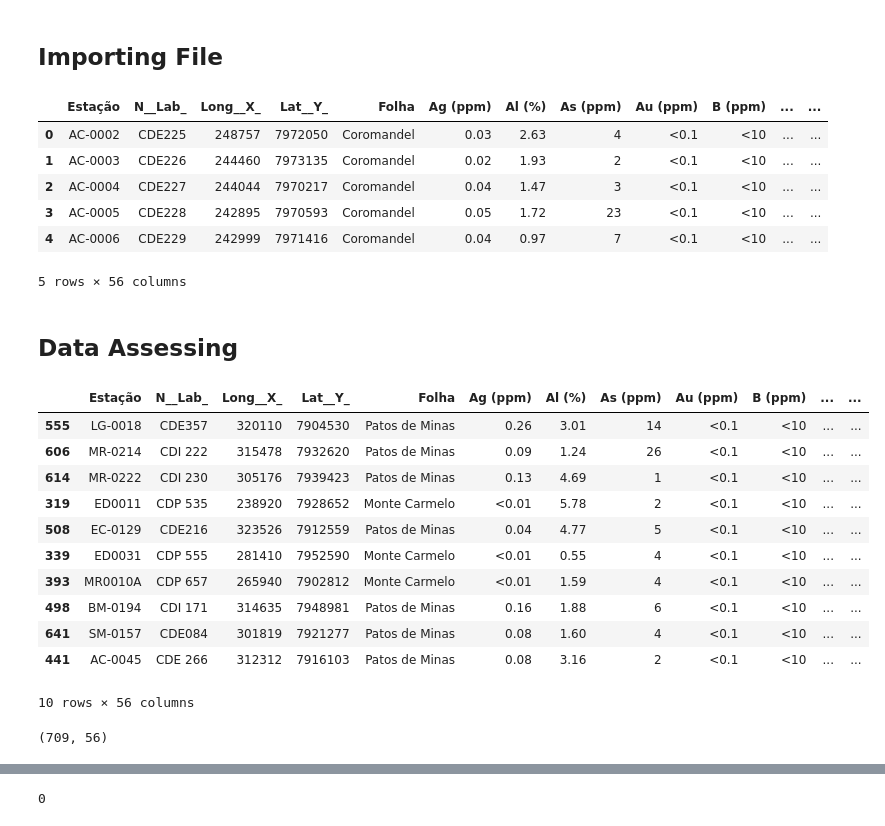
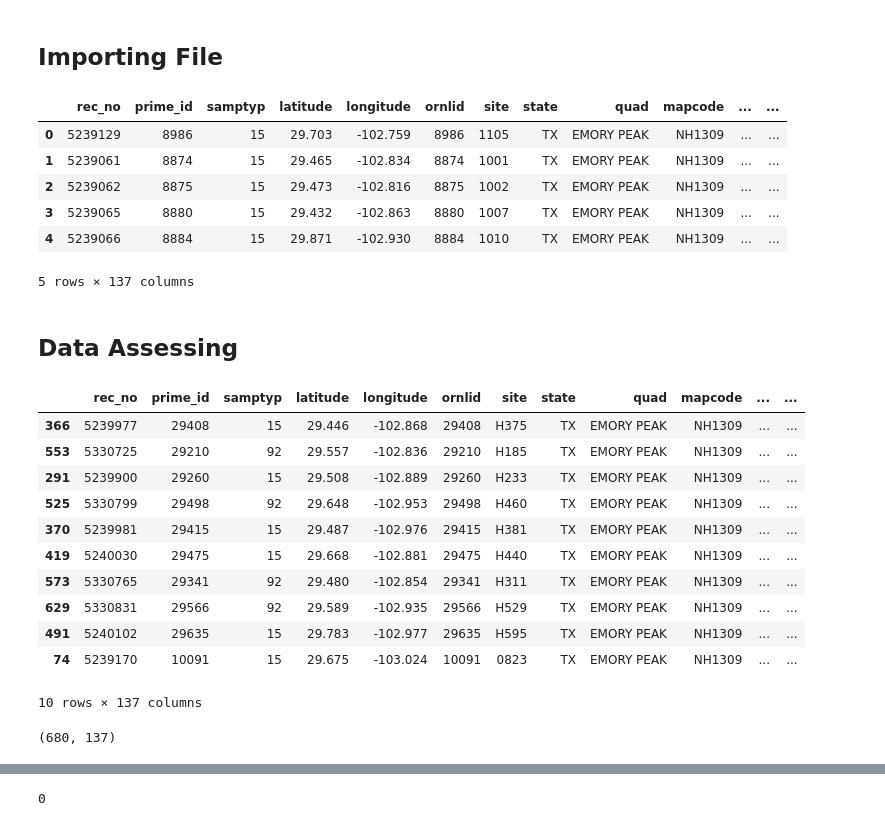
Before and after one commit to ShaleBale/StreamSediments, a Jupyter notebook: 1.1 - Data Assessing and Data Cleaning.ipynb, the cells around one changed output, grey strips where cells are left out. Saved outputs shown, nothing was run; the diff lists cells and outputs as text; code cells hidden in the pictures.

Commit message:
reformatting for NURE data

```diff
--- a/1.1 - Data Assessing and Data Cleaning.ipynb
+++ b/1.1 - Data Assessing and Data Cleaning.ipynb
@@ -48,35 +51,35 @@ import matplotlib.pyplot as plt
 # %%
-df = pd.read_csv('/pontos.csv', sep =';')
-pontos = df.copy()
-pontos.head()
+df = pd.read_csv('/content/NURE_15.csv', sep =',')
+NURE_15 = df.copy()
+NURE_15.head()
 # %% [output]
-|  | Estação | N__Lab_ | Long__X_ | Lat__Y_ | Folha | Ag (ppm) | Al (%) | As (ppm) | Au (ppm) | B (ppm) | ... | ... |
-| 0 | AC-0002 | CDE225 | 248757 | 7972050 | Coromandel | 0.03 | 2.63 | 4 | <0.1 | <10 | ... | ... |
-| 1 | AC-0003 | CDE226 | 244460 | 7973135 | Coromandel | 0.02 | 1.93 | 2 | <0.1 | <10 | ... | ... |
-| 2 | AC-0004 | CDE227 | 244044 | 7970217 | Coromandel | 0.04 | 1.47 | 3 | <0.1 | <10 | ... | ... |
-| 3 | AC-0005 | CDE228 | 242895 | 7970593 | Coromandel | 0.05 | 1.72 | 23 | <0.1 | <10 | ... | ... |
-| 4 | AC-0006 | CDE229 | 242999 | 7971416 | Coromandel | 0.04 | 0.97 | 7 | <0.1 | <10 | ... | ... |
+|  | rec_no | prime_id | samptyp | latitude | longitude | ornlid | site | state | quad | mapcode | ... | ... |
+| 0 | 5239129 | 8986 | 15 | 29.703 | -102.759 | 8986 | 1105 | TX | EMORY PEAK | NH1309 | ... | ... |
+| 1 | 5239061 | 8874 | 15 | 29.465 | -102.834 | 8874 | 1001 | TX | EMORY PEAK | NH1309 | ... | ... |
+| 2 | 5239062 | 8875 | 15 | 29.473 | -102.816 | 8875 | 1002 | TX | EMORY PEAK | NH1309 | ... | ... |
+| 3 | 5239065 | 8880 | 15 | 29.432 | -102.863 | 8880 | 1007 | TX | EMORY PEAK | NH1309 | ... | ... |
+| 4 | 5239066 | 8884 | 15 | 29.871 | -102.930 | 8884 | 1010 | TX | EMORY PEAK | NH1309 | ... | ... |
-5 rows × 56 columns
+5 rows × 137 columns
 # %% [markdown]
 <a name="da"></a>
 ## Data Assessing
 # %%
-pontos.sample(10)
+NURE_15.sample(10)
 # %% [output]
-|  | Estação | N__Lab_ | Long__X_ | Lat__Y_ | Folha | Ag (ppm) | Al (%) | As (ppm) | Au (ppm) | B (ppm) | ... | ... |
-| 555 | LG-0018 | CDE357 | 320110 | 7904530 | Patos de Minas | 0.26 | 3.01 | 14 | <0.1 | <10 | ... | ... |
-| 606 | MR-0214 | CDI 222 | 315478 | 7932620 | Patos de Minas | 0.09 | 1.24 | 26 | <0.1 | <10 | ... | ... |
-| 614 | MR-0222 | CDI 230 | 305176 | 7939423 | Patos de Minas | 0.13 | 4.69 | 1 | <0.1 | <10 | ... | ... |
-| 319 | ED0011 | CDP 535 | 238920 | 7928652 | Monte Carmelo | <0.01 | 5.78 | 2 | <0.1 | <10 | ... | ... |
-| 508 | EC-0129 | CDE216 | 323526 | 7912559 | Patos de Minas | 0.04 | 4.77 | 5 | <0.1 | <10 | ... | ... |
-| 339 | ED0031 | CDP 555 | 281410 | 7952590 | Monte Carmelo | <0.01 | 0.55 | 4 | <0.1 | <10 | ... | ... |
-| 393 | MR0010A | CDP 657 | 265940 | 7902812 | Monte Carmelo | <0.01 | 1.59 | 4 | <0.1 | <10 | ... | ... |
-| 498 | BM-0194 | CDI 171 | 314635 | 7948981 | Patos de Minas | 0.16 | 1.88 | 6 | <0.1 | <10 | ... | ... |
-| 641 | SM-0157 | CDE084 | 301819 | 7921277 | Patos de Minas | 0.08 | 1.60 | 4 | <0.1 | <10 | ... | ... |
-| 441 | AC-0045 | CDE 266 | 312312 | 7916103 | Patos de Minas | 0.08 | 3.16 | 2 | <0.1 | <10 | ... | ... |
+|  | rec_no | prime_id | samptyp | latitude | longitude | ornlid | site | state | quad | mapcode | ... | ... |
+| 366 | 5239977 | 29408 | 15 | 29.446 | -102.868 | 29408 | H375 | TX | EMORY PEAK | NH1309 | ... | ... |
+| 553 | 5330725 | 29210 | 92 | 29.557 | -102.836 | 29210 | H185 | TX | EMORY PEAK | NH1309 | ... | ... |
+| 291 | 5239900 | 29260 | 15 | 29.508 | -102.889 | 29260 | H233 | TX | EMORY PEAK | NH1309 | ... | ... |
+| 525 | 5330799 | 29498 | 92 | 29.648 | -102.953 | 29498 | H460 | TX | EMORY PEAK | NH1309 | ... | ... |
+| 370 | 5239981 | 29415 | 15 | 29.487 | -102.976 | 29415 | H381 | TX | EMORY PEAK | NH1309 | ... | ... |
+| 419 | 5240030 | 29475 | 15 | 29.668 | -102.881 | 29475 | H440 | TX | EMORY PEAK | NH1309 | ... | ... |
+| 573 | 5330765 | 29341 | 92 | 29.480 | -102.854 | 29341 | H311 | TX | EMORY PEAK | NH1309 | ... | ... |
+| 629 | 5330831 | 29566 | 92 | 29.589 | -102.935 | 29566 | H529 | TX | EMORY PEAK | NH1309 | ... | ... |
+| 491 | 5240102 | 29635 | 15 | 29.783 | -102.977 | 29635 | H595 | TX | EMORY PEAK | NH1309 | ... | ... |
+| 74 | 5239170 | 10091 | 15 | 29.675 | -103.024 | 10091 | 0823 | TX | EMORY PEAK | NH1309 | ... | ... |
-10 rows × 56 columns
+10 rows × 137 columns
 # %%
-pontos.shape
+NURE_15.shape
 # %% [output]
-(709, 56)
+(680, 137)
 # %%
```
Also changed, not shown: parts of 13 cells of this notebook.
